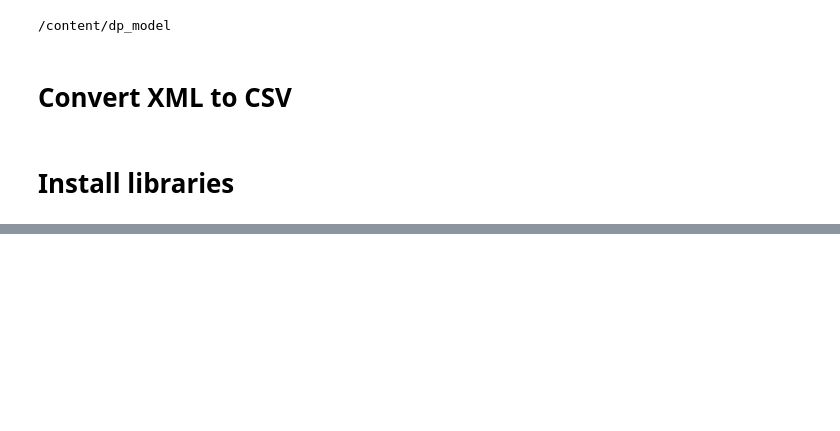
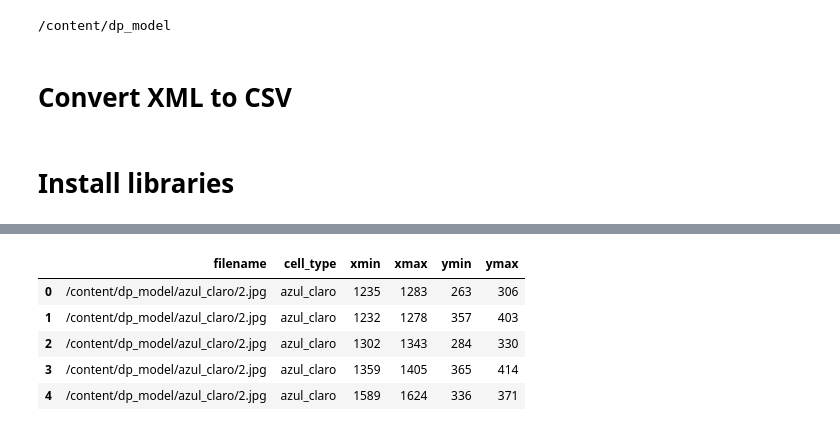
Before and after one commit to DrigoDomingos/onfarm, a Jupyter notebook: onfarm_dl.ipynb, the cells around one changed output, grey strips where cells are left out. Drawn from its saved outputs; the diff is of its cells as text; code cells hidden in the pictures; blank space fills up the shorter version.

```diff
--- a/onfarm_dl.ipynb
+++ b/onfarm_dl.ipynb
@@ -69,0 +89,11 @@ convert_xml2csv('/content/Etapa1/AzulClaro/*.xml')
+# %%
+# read the csv file using read_csv function of pandas
+train = pd.read_csv('test.csv')
+train.head()
+# %% [output]
+|  | filename | cell_type | xmin | xmax | ymin | ymax |
+| 0 | /content/dp_model/azul_claro/2.jpg | azul_claro | 1235 | 1283 | 263 | 306 |
+| 1 | /content/dp_model/azul_claro/2.jpg | azul_claro | 1232 | 1278 | 357 | 403 |
+| 2 | /content/dp_model/azul_claro/2.jpg | azul_claro | 1302 | 1343 | 284 | 330 |
+| 3 | /content/dp_model/azul_claro/2.jpg | azul_claro | 1359 | 1405 | 365 | 414 |
+| 4 | /content/dp_model/azul_claro/2.jpg | azul_claro | 1589 | 1624 | 336 | 371 |
```
Also changed, not shown: parts of 10 cells of this notebook.
